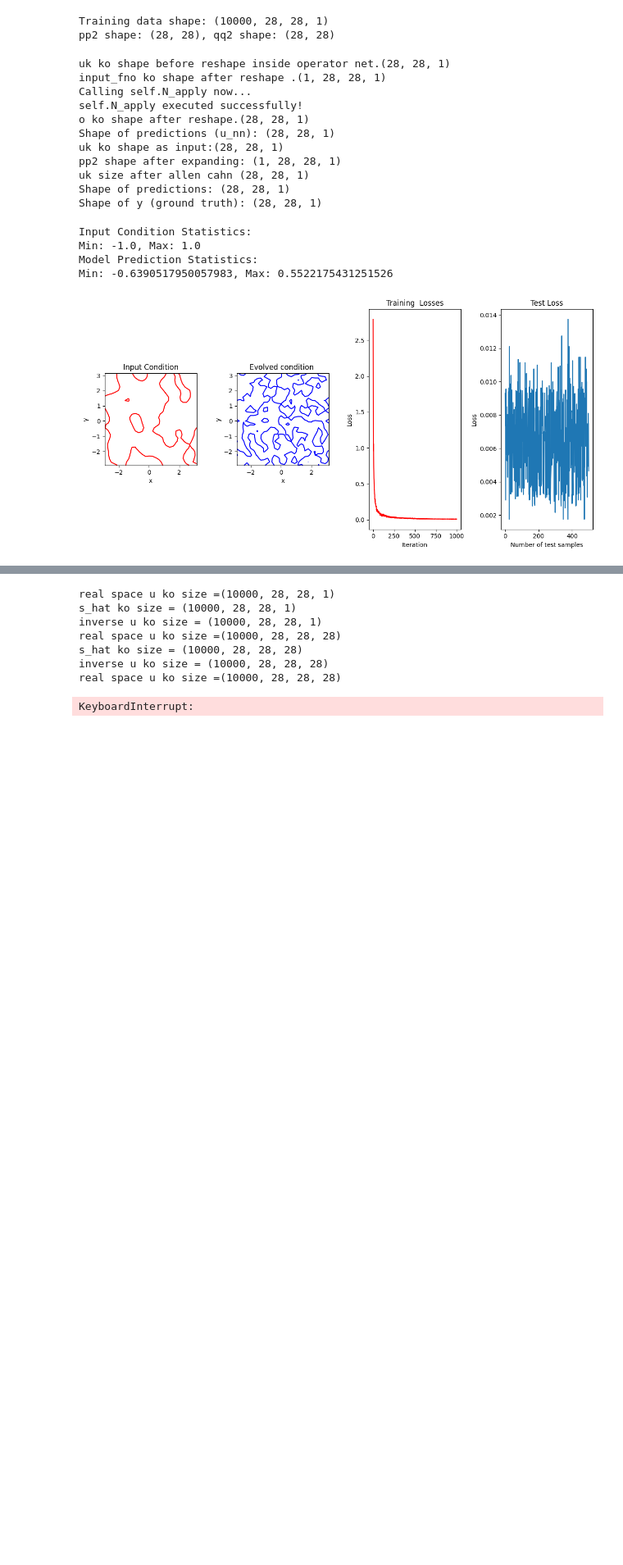
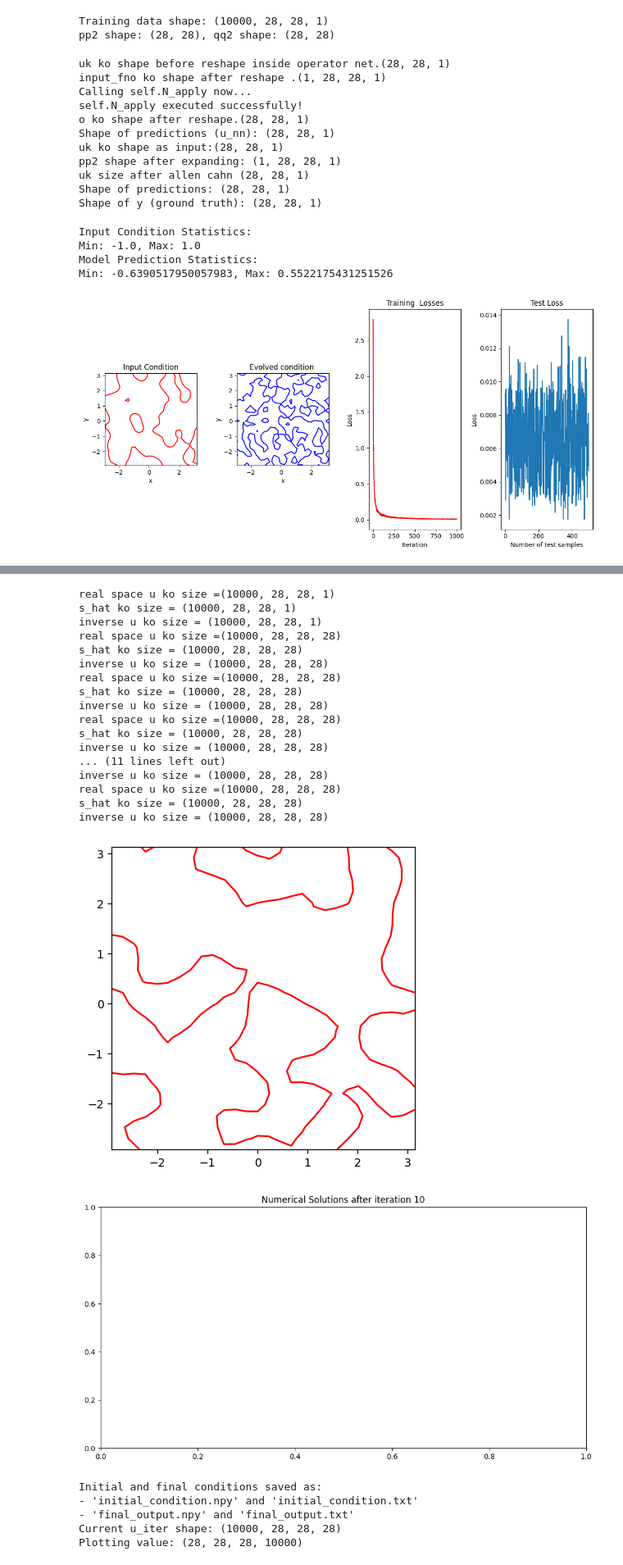
Before and after one commit to manjudhital/master_thesis, a Jupyter notebook: phasefield/data_generation_detailcode.ipynb, the cells around one changed output, grey strips where cells are left out. Shown at 82% size. Saved outputs shown, nothing was run; the diff lists cells and outputs as text; code cells hidden in the pictures; blank space fills up the shorter version.

```diff
--- a/phasefield/data_generation_detailcode.ipynb
+++ b/phasefield/data_generation_detailcode.ipynb
@@ -2211,7 +2211,7 @@ for iter in range(1, Nt):
     uk = jfft.ifft2(v_hat)  # u_k+1 result
     print(f'inverse u ko size = {u.shape}')
 
-    if iter == 20:
+    if iter == 1:
         plt.contour(x, y, jnp.real(uk[0,:,:,0]), levels =[0], colors='red')
         plt.gca().set_aspect('equal', adjustable='box')
 
@@ -2236,32 +2236,48 @@ for iter in range(1, Nt):
 
 
 # from this line to the print initial and final condition saved as for data saved purpose
 # Save the final output
   # Save in .txt format (readable)
-plt.figure(figsize = (20,10))
+plt.figure(figsize = (12, 6))
 plt.title('Numerical Solutions after iteration ' + str(Nt))
 plt.show()
 
 
 # # this is previous code
 # plt.title('Numerical Solutions after iteration ' + str(Nt))
 # plt.show()
 
 # Notify user of saved files
 print("Initial and final conditions saved as:")
 print("- 'initial_condition.npy' and 'initial_condition.txt'")
 print("- 'final_output.npy' and 'final_output.txt'")
 print(f"Current u_iter shape: {u.shape}")
 print(f"Plotting value: {jnp.real(uk.T).shape}")
 # %% [output]
 Training data shape: (10000, 28, 28, 1)
 <Figure size 640x480 with 0 Axes>
 [figure]
 real space u ko size =(10000, 28, 28, 1)
 s_hat ko size = (10000, 28, 28, 1)
 inverse u ko size = (10000, 28, 28, 1)
 real space u ko size =(10000, 28, 28, 28)
 s_hat ko size = (10000, 28, 28, 28)
 inverse u ko size = (10000, 28, 28, 28)
 real space u ko size =(10000, 28, 28, 28)
+s_hat ko size = (10000, 28, 28, 28)
+inverse u ko size = (10000, 28, 28, 28)
+real space u ko size =(10000, 28, 28, 28)
+s_hat ko size = (10000, 28, 28, 28)
+inverse u ko size = (10000, 28, 28, 28)
+... (11 lines left out)
+inverse u ko size = (10000, 28, 28, 28)
+real space u ko size =(10000, 28, 28, 28)
+s_hat ko size = (10000, 28, 28, 28)
+inverse u ko size = (10000, 28, 28, 28)
+[figure, added]
+[figure, added]
-KeyboardInterrupt:
+Initial and final conditions saved as:
+- 'initial_condition.npy' and 'initial_condition.txt'
+- 'final_output.npy' and 'final_output.txt'
+Current u_iter shape: (10000, 28, 28, 28)
+Plotting value: (28, 28, 28, 10000)
```
Also changed, not shown: parts of 1 cell of this notebook, 1 other file.
